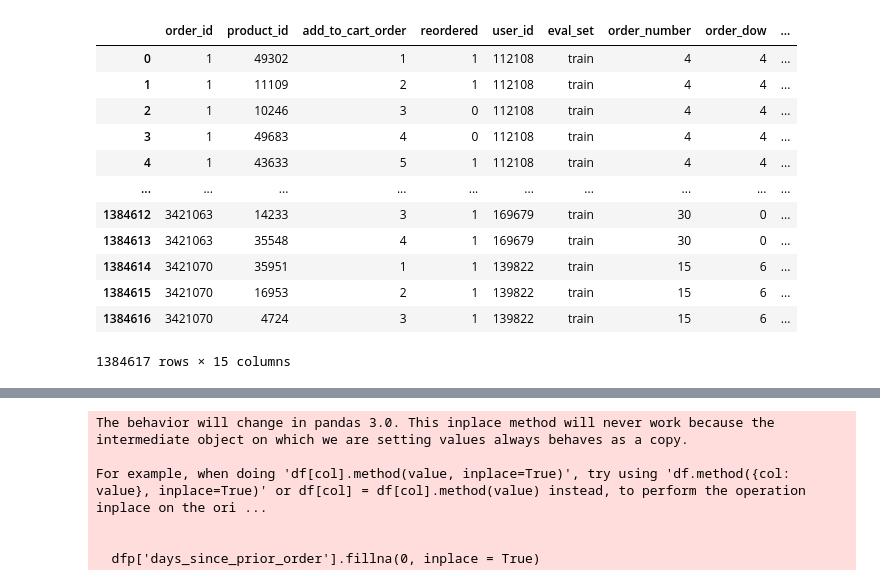
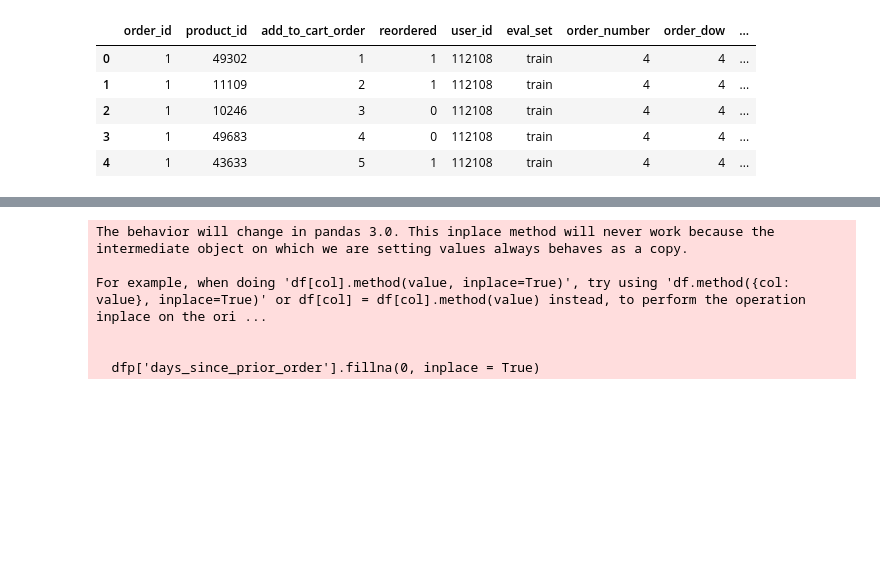
Before and after one commit to DSon24/Recommender-System, a Jupyter notebook: notebooks/RMcode1.ipynb, the cells around one changed output, grey strips where cells are left out. Drawn from its saved outputs; the diff is of its cells as text; code cells hidden in the pictures; blank space fills up the shorter version.

```diff
--- a/notebooks/RMcode1.ipynb
+++ b/notebooks/RMcode1.ipynb
@@ -33,24 +26,17 @@ dfp
 # %%
 #training data
 dft = df5.merge(df, on = "order_id")
 dft = dft.merge(df1, on = 'product_id')
 dft = dft.merge(df3, on = "department_id")
 dft = dft.merge(df4, on = "aisle_id")
-dft
+dft.head()
 # %% [output]
 |  | order_id | product_id | add_to_cart_order | reordered | user_id | eval_set | order_number | order_dow | ... |
 | 0 | 1 | 49302 | 1 | 1 | 112108 | train | 4 | 4 | ... |
 | 1 | 1 | 11109 | 2 | 1 | 112108 | train | 4 | 4 | ... |
 | 2 | 1 | 10246 | 3 | 0 | 112108 | train | 4 | 4 | ... |
 | 3 | 1 | 49683 | 4 | 0 | 112108 | train | 4 | 4 | ... |
 | 4 | 1 | 43633 | 5 | 1 | 112108 | train | 4 | 4 | ... |
-| ... | ... | ... | ... | ... | ... | ... | ... | ... | ... |
-| 1384612 | 3421063 | 14233 | 3 | 1 | 169679 | train | 30 | 0 | ... |
-| 1384613 | 3421063 | 35548 | 4 | 1 | 169679 | train | 30 | 0 | ... |
-| 1384614 | 3421070 | 35951 | 1 | 1 | 139822 | train | 15 | 6 | ... |
-| 1384615 | 3421070 | 16953 | 2 | 1 | 139822 | train | 15 | 6 | ... |
-| 1384616 | 3421070 | 4724 | 3 | 1 | 139822 | train | 15 | 6 | ... |
-1384617 rows × 15 columns
 # %%
 dfp.info()
 dft.info()
```
Also changed, not shown: parts of 9 cells of this notebook.
